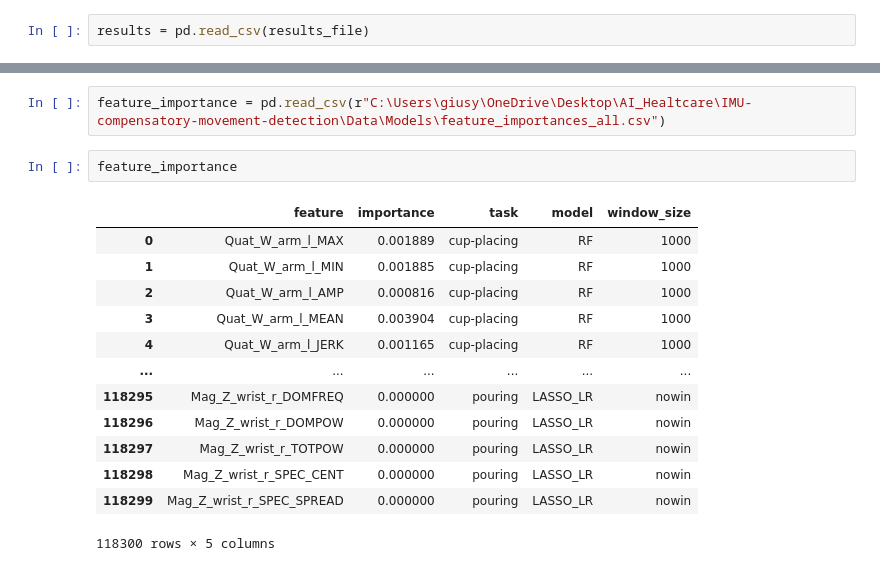
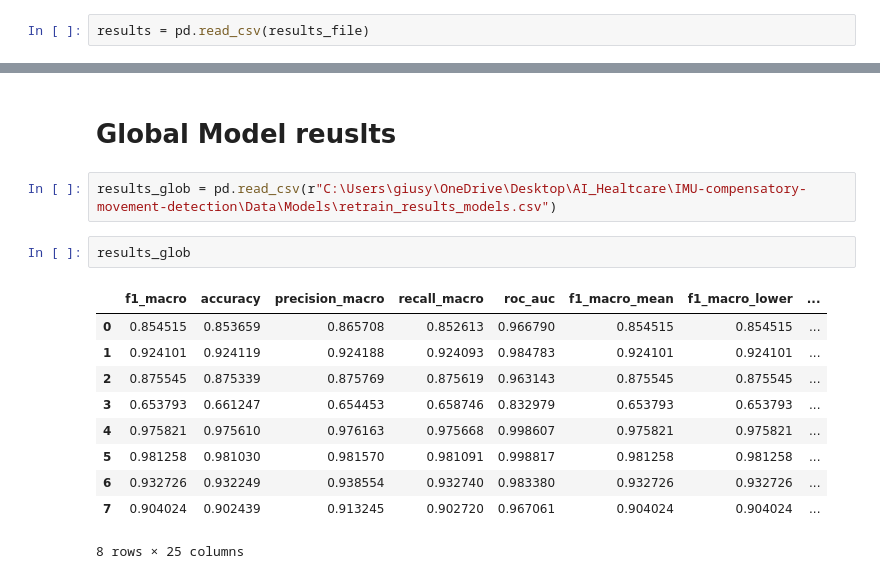
Before and after one commit to elana-caire/IMU-compensatory-movement-detection, a Jupyter notebook: notebooks/3_explore_results.ipynb, the cells around one changed output, grey strips where cells are left out. Cells and saved outputs as stored; diff of their text form.

```diff
--- a/notebooks/3_explore_results.ipynb
+++ b/notebooks/3_explore_results.ipynb
@@ -203,18 +329,17 @@ df_summary[df_summary["window_size"] == "1000"]
+# %% [markdown]
+# Global Model reuslts
 # %%
-feature_importance = pd.read_csv(r"C:\Users\giusy\OneDrive\Desktop\AI_Healtcare\IMU-compensatory-movement-detection\Data\Models\feature_importances_all.csv")
+results_glob = pd.read_csv(r"C:\Users\giusy\OneDrive\Desktop\AI_Healtcare\IMU-compensatory-movement-detection\Data\Models\retrain_results_models.csv")
-# %%
-feature_importance
-# %% [output]
-|  | feature | importance | task | model | window_size |
-| 0 | Quat_W_arm_l_MAX | 0.001889 | cup-placing | RF | 1000 |
-| 1 | Quat_W_arm_l_MIN | 0.001885 | cup-placing | RF | 1000 |
-| 2 | Quat_W_arm_l_AMP | 0.000816 | cup-placing | RF | 1000 |
-| 3 | Quat_W_arm_l_MEAN | 0.003904 | cup-placing | RF | 1000 |
-| 4 | Quat_W_arm_l_JERK | 0.001165 | cup-placing | RF | 1000 |
-| ... | ... | ... | ... | ... | ... |
-| 118295 | Mag_Z_wrist_r_DOMFREQ | 0.000000 | pouring | LASSO_LR | nowin |
-| 118296 | Mag_Z_wrist_r_DOMPOW | 0.000000 | pouring | LASSO_LR | nowin |
-| 118297 | Mag_Z_wrist_r_TOTPOW | 0.000000 | pouring | LASSO_LR | nowin |
-| 118298 | Mag_Z_wrist_r_SPEC_CENT | 0.000000 | pouring | LASSO_LR | nowin |
-| 118299 | Mag_Z_wrist_r_SPEC_SPREAD | 0.000000 | pouring | LASSO_LR | nowin |
-118300 rows × 5 columns
+# %%
+results_glob
+# %% [output]
+|  | f1_macro | accuracy | precision_macro | recall_macro | roc_auc | f1_macro_mean | f1_macro_lower | ... |
+| 0 | 0.854515 | 0.853659 | 0.865708 | 0.852613 | 0.966790 | 0.854515 | 0.854515 | ... |
+| 1 | 0.924101 | 0.924119 | 0.924188 | 0.924093 | 0.984783 | 0.924101 | 0.924101 | ... |
+| 2 | 0.875545 | 0.875339 | 0.875769 | 0.875619 | 0.963143 | 0.875545 | 0.875545 | ... |
+| 3 | 0.653793 | 0.661247 | 0.654453 | 0.658746 | 0.832979 | 0.653793 | 0.653793 | ... |
+| 4 | 0.975821 | 0.975610 | 0.976163 | 0.975668 | 0.998607 | 0.975821 | 0.975821 | ... |
+| 5 | 0.981258 | 0.981030 | 0.981570 | 0.981091 | 0.998817 | 0.981258 | 0.981258 | ... |
+| 6 | 0.932726 | 0.932249 | 0.938554 | 0.932740 | 0.983380 | 0.932726 | 0.932726 | ... |
+| 7 | 0.904024 | 0.902439 | 0.913245 | 0.902720 | 0.967061 | 0.904024 | 0.904024 | ... |
+8 rows × 25 columns
```
Also changed, not shown: parts of 22 cells of this notebook, 4 other files.
